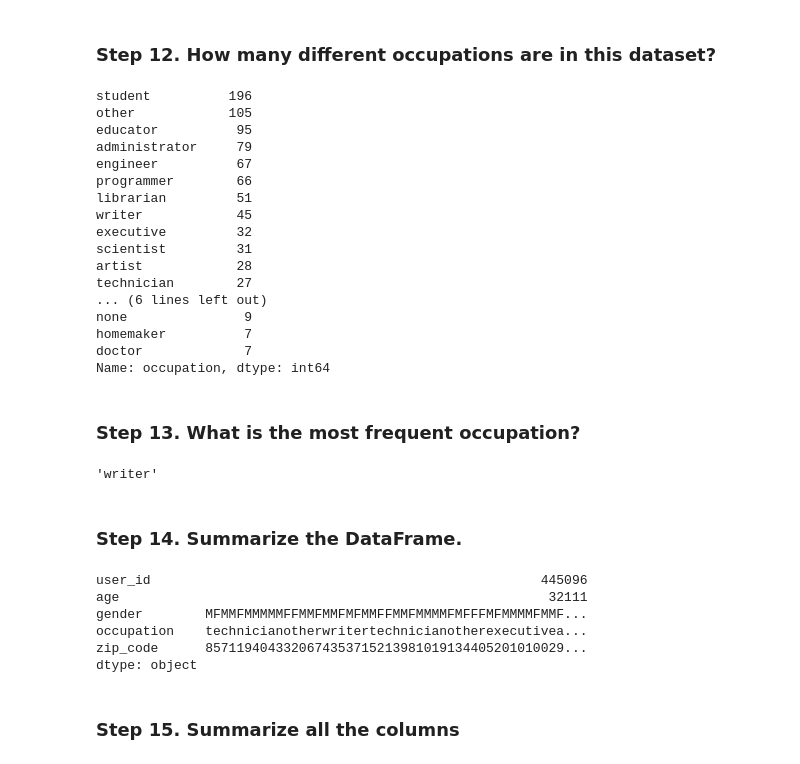
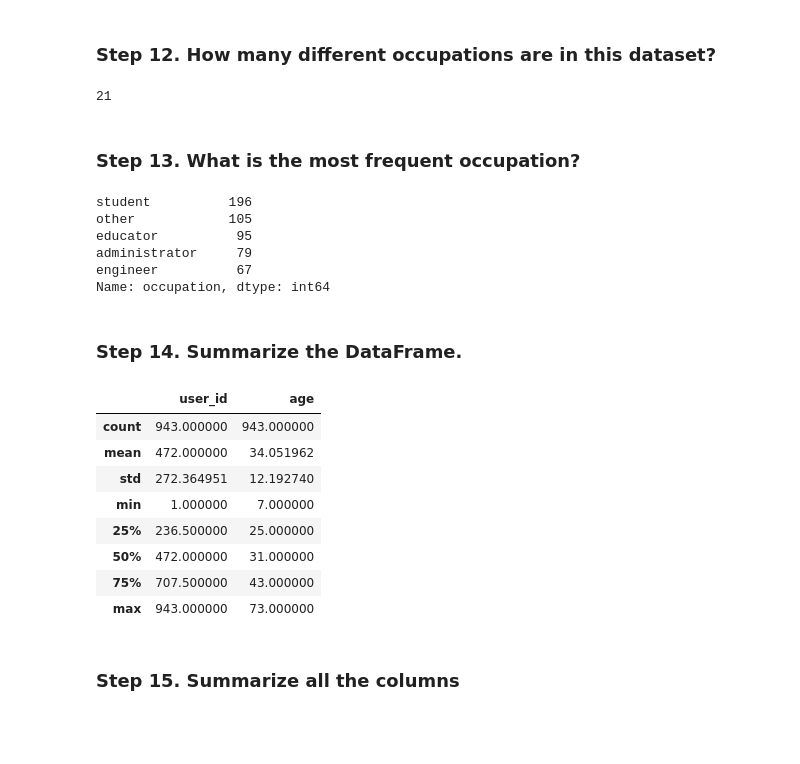
Before and after one commit to anjanapoudyal/pandas_exercises, a Jupyter notebook: 01_Getting_&_Knowing_Your_Data/Occupation/Exercises.ipynb, the cells around one changed output. Saved outputs shown, nothing was run; the diff lists cells and outputs as text; code cells hidden in the pictures; blank space fills up the shorter version.

```diff
--- a/01_Getting_&_Knowing_Your_Data/Occupation/Exercises.ipynb
+++ b/01_Getting_&_Knowing_Your_Data/Occupation/Exercises.ipynb
@@ -103,41 +112,33 @@ users[['occupation']]
 # %% [markdown]
 ### Step 12. How many different occupations are in this dataset?
 # %%
-users["occupation"].value_counts()
+users["occupation"].value_counts().count()
 # %% [output]
-student          196
-other            105
-educator          95
-administrator     79
-engineer          67
-programmer        66
-librarian         51
-writer            45
-executive         32
-scientist         31
-artist            28
-technician        27
-... (6 lines left out)
-none               9
-homemaker          7
-doctor             7
-Name: occupation, dtype: int64
+21
 # %% [markdown]
 ### Step 13. What is the most frequent occupation?
-# %%
-users['occupation'].max()
-# %% [output]
-'writer'
+# %%
+users["occupation"].value_counts().sort_values(ascending=False).head()
+# %% [output]
+student          196
+other            105
+educator          95
+administrator     79
+engineer          67
+Name: occupation, dtype: int64
 # %% [markdown]
 ### Step 14. Summarize the DataFrame.
 # %%
-users.sum()
+users.describe()
 # %% [output]
-user_id                                                  445096
-age                                                       32111
-gender        MFMMFMMMMMFFMMFMMFMFMMFFMMFMMMMFMFFFMFMMMMFMMF...
-occupation    technicianotherwritertechnicianotherexecutivea...
-zip_code      8571194043320674353715213981019134405201010029...
-dtype: object
+|  | user_id | age |
+| count | 943.000000 | 943.000000 |
+| mean | 472.000000 | 34.051962 |
+| std | 272.364951 | 12.192740 |
+| min | 1.000000 | 7.000000 |
+| 25% | 236.500000 | 25.000000 |
+| 50% | 472.000000 | 31.000000 |
+| 75% | 707.500000 | 43.000000 |
+| max | 943.000000 | 73.000000 |
 # %% [markdown]
 ### Step 15. Summarize all the columns
```
Also changed, not shown: parts of 4 cells of this notebook.
